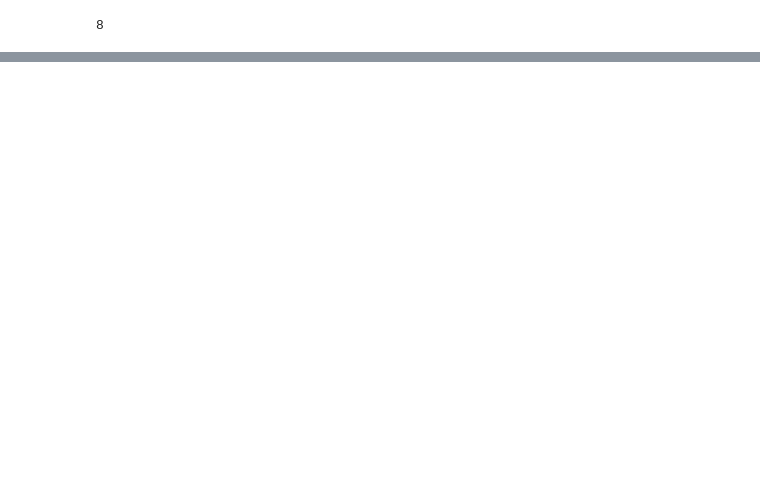
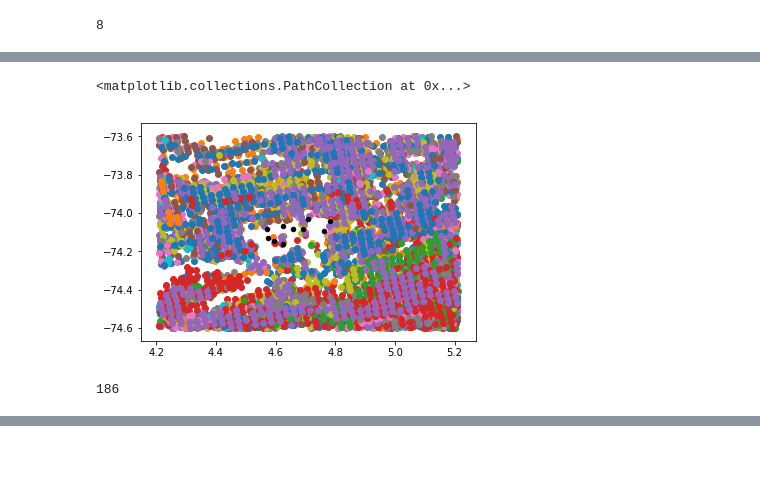
Before and after one commit to saint-germain/ideam, a Jupyter notebook: AOD_PM25/Analisis_AOD_PM25.ipynb, the cells around one changed output, grey strips where cells are left out. Drawn from its saved outputs; the diff is of its cells as text; code cells hidden in the pictures; blank space fills up the shorter version.

```diff
--- a/AOD_PM25/Analisis_AOD_PM25.ipynb
+++ b/AOD_PM25/Analisis_AOD_PM25.ipynb
@@ -108,0 +109,12 @@ plt.scatter(df5.LATITUD,df5.LONGITUD,c='r')
+# %%
+for i in range(len(filelist)):
+    df4=pd.read_csv(pardir+filelist[i])
+    plt.scatter(df4.Latitude,df4.Longitude)
+plt.scatter(df5.LATITUD,df5.LONGITUD,c='k',s=20)
+# %% [output]
+<matplotlib.collections.PathCollection at 0x...>
+[figure, added]
+# %%
+len(filelist)
+# %% [output]
+186
```
Also changed, not shown: parts of 3 cells of this notebook, 6 other files.
